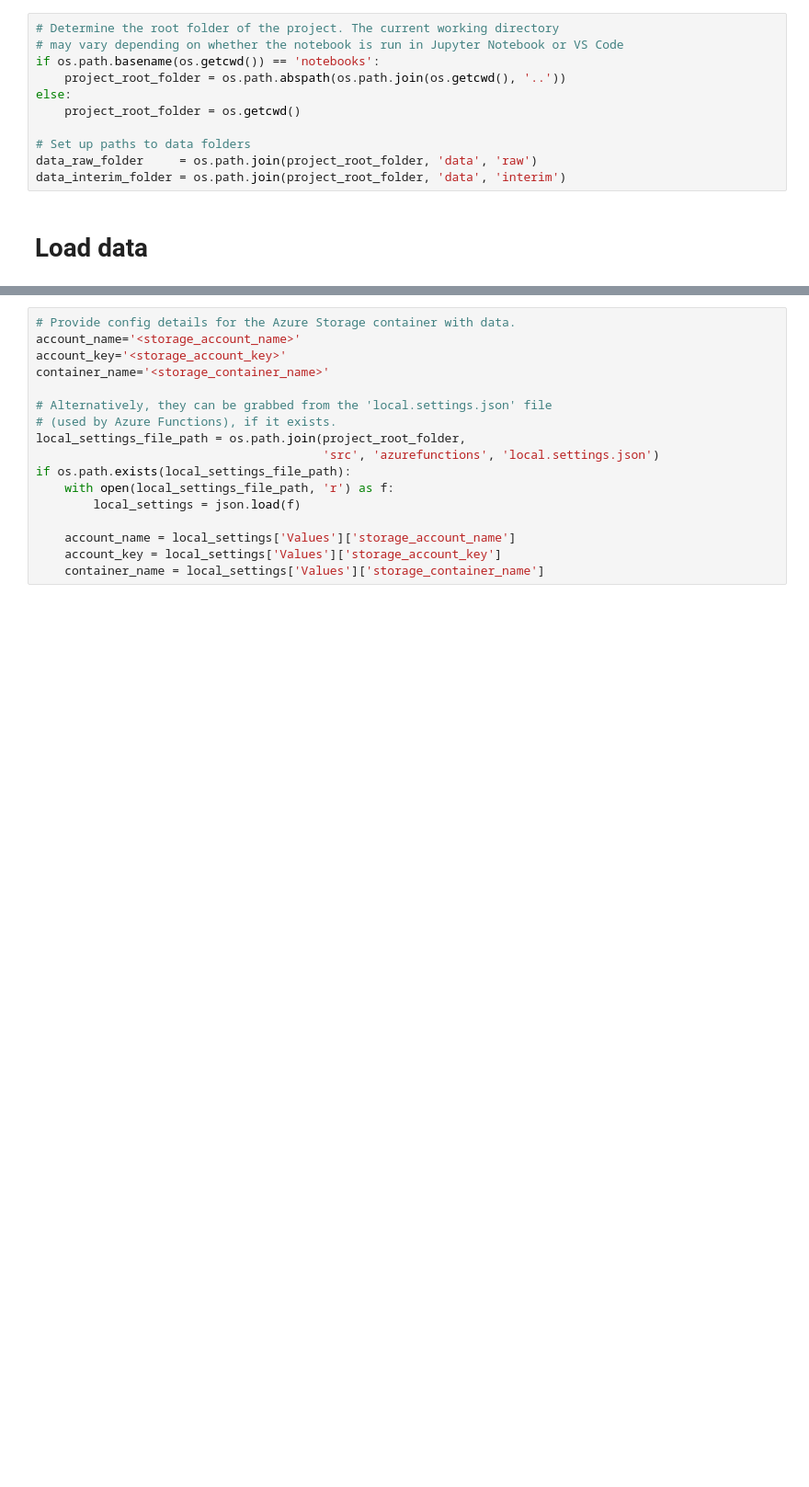
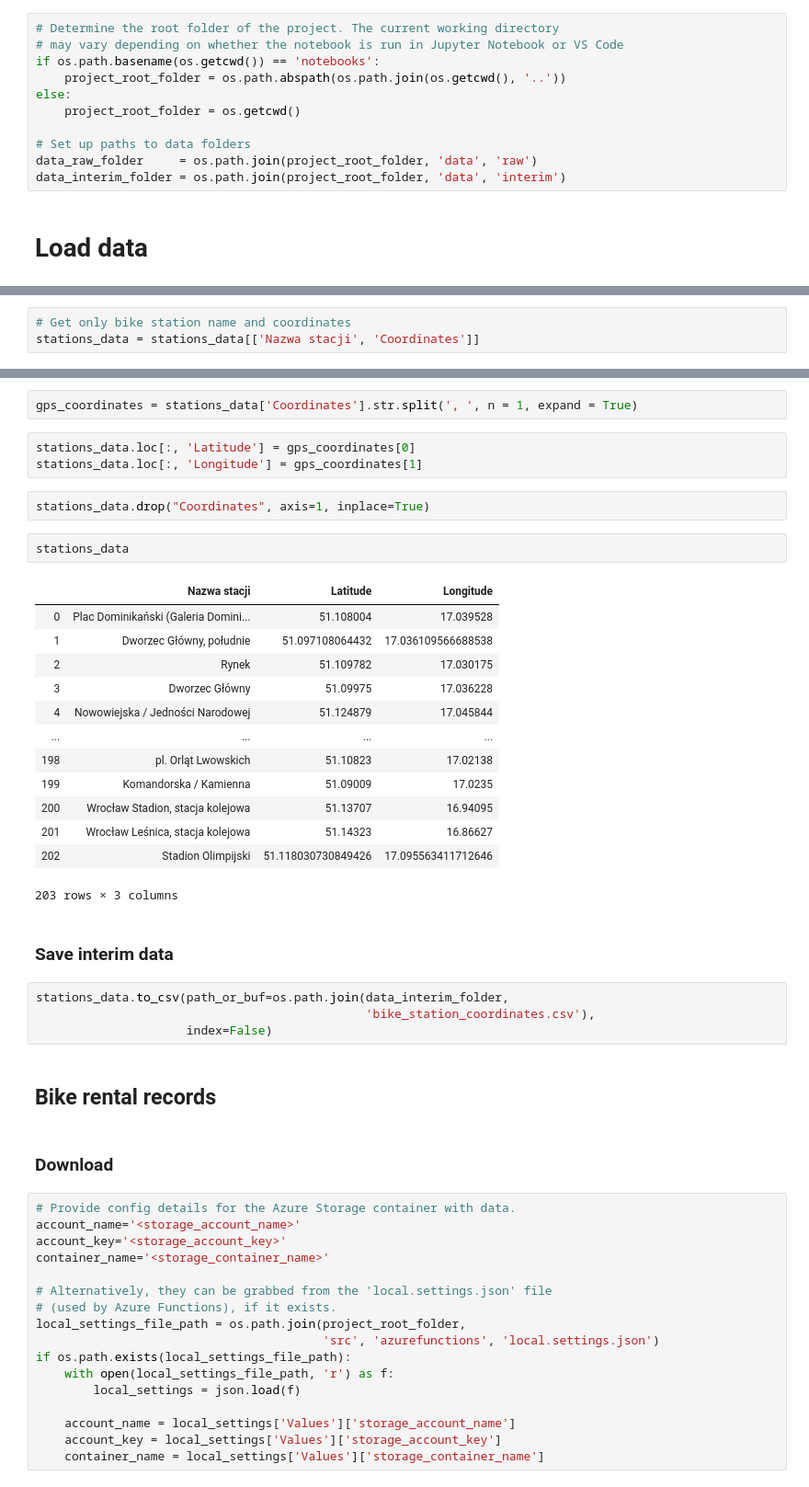
Before and after one commit to mariuszrokita/wroclawski-rower-miejski, a Jupyter notebook: notebooks/1-data-processing.ipynb, the cells around one changed output, grey strips where cells are left out. Shown at 92% size. Cells and saved outputs as stored; diff of their text form; blank space fills up the shorter version.

```diff
--- a/notebooks/1-data-processing.ipynb
+++ b/notebooks/1-data-processing.ipynb
@@ -57,0 +77,3 @@ data_interim_folder = os.path.join(project_root_folder, 'data', 'interim')
+# %%
+# Get only bike station name and coordinates
+stations_data = stations_data[['Nazwa stacji', 'Coordinates']]
@@ -58,3 +89,36 @@ data_interim_folder = os.path.join(project_root_folder, 'data', 'interim')
+# %%
+gps_coordinates = stations_data['Coordinates'].str.split(', ', n = 1, expand = True)
+# %%
+stations_data.loc[:, 'Latitude'] = gps_coordinates[0]
+stations_data.loc[:, 'Longitude'] = gps_coordinates[1]
+# %%
+stations_data.drop("Coordinates", axis=1, inplace=True)
+# %%
+stations_data
+# %% [output]
+|  | Nazwa stacji | Latitude | Longitude |
+| 0 | Plac Dominikański (Galeria Domini... | 51.108004 | 17.039528 |
+| 1 | Dworzec Główny, południe | 51.097108064432 | 17.036109566688538 |
+| 2 | Rynek | 51.109782 | 17.030175 |
+| 3 | Dworzec Główny | 51.09975 | 17.036228 |
+| 4 | Nowowiejska / Jedności Narodowej | 51.124879 | 17.045844 |
+| ... | ... | ... | ... |
+| 198 | pl. Orląt Lwowskich | 51.10823 | 17.02138 |
+| 199 | Komandorska / Kamienna | 51.09009 | 17.0235 |
+| 200 | Wrocław Stadion, stacja kolejowa | 51.13707 | 16.94095 |
+| 201 | Wrocław Leśnica, stacja kolejowa | 51.14323 | 16.86627 |
+| 202 | Stadion Olimpijski | 51.118030730849426 | 17.095563411712646 |
+203 rows × 3 columns
+# %% [markdown]
+### Save interim data
+# %%
+stations_data.to_csv(path_or_buf=os.path.join(data_interim_folder,
+                                              'bike_station_coordinates.csv'),
+                     index=False)
+# %% [markdown]
+## Bike rental records
+# %% [markdown]
+### Download
 # %%
 # Provide config details for the Azure Storage container with data.
 account_name='<storage_account_name>'
```
Also changed, not shown: parts of 23 cells of this notebook, 2 other files.
